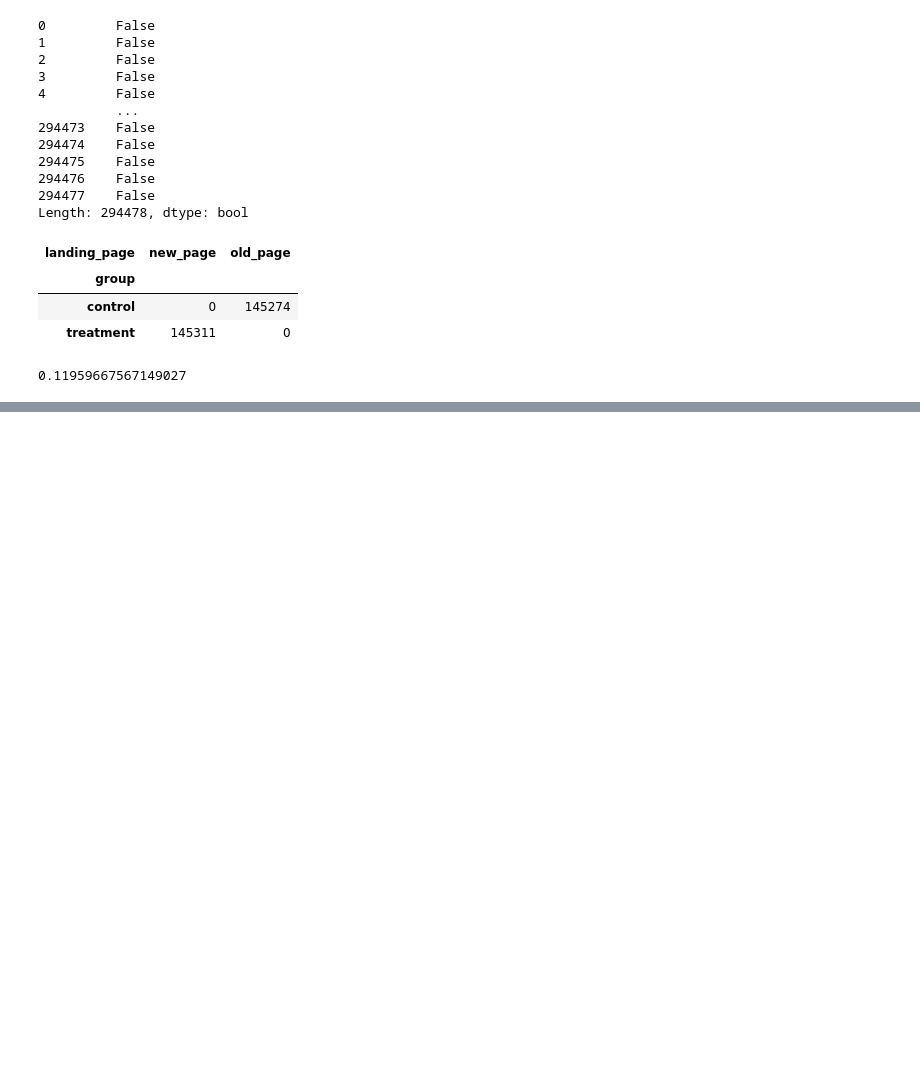
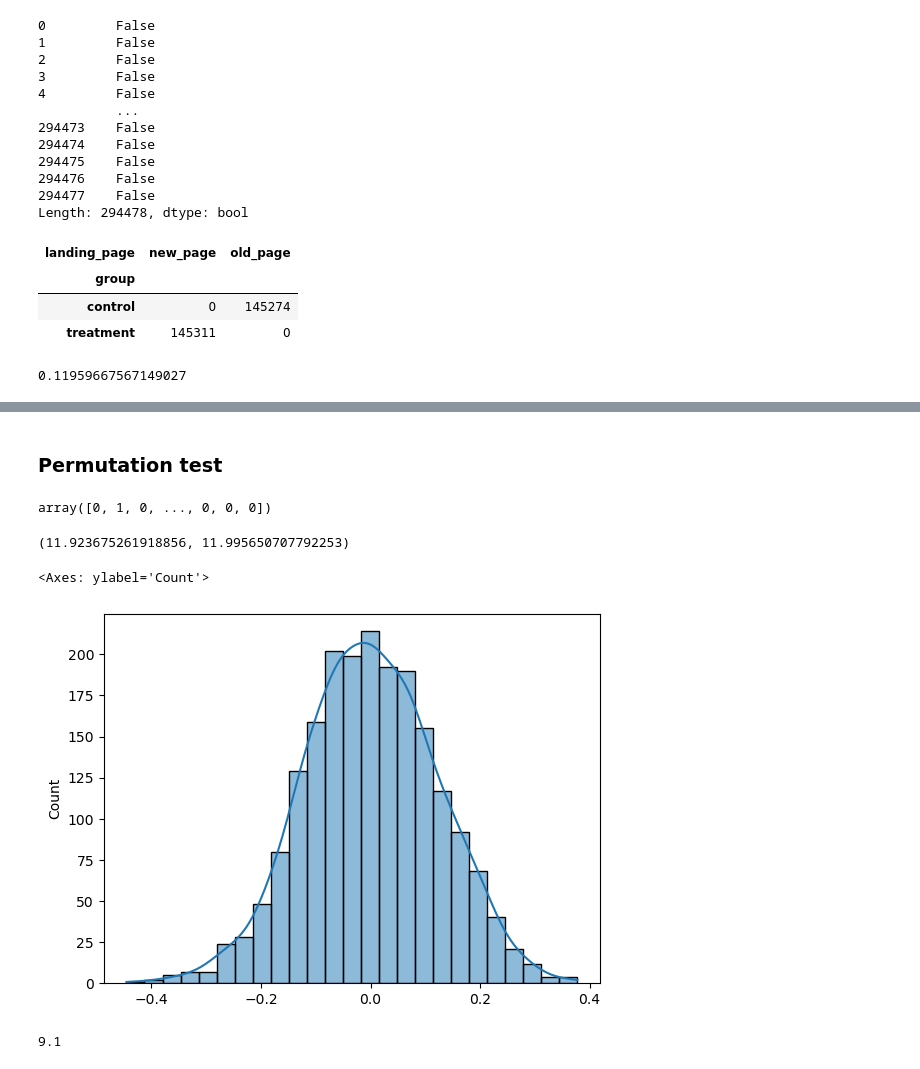
Before and after one commit to samienaseem/DataScience, a Jupyter notebook: Hypothesis_testing.ipynb, the cells around one changed output, grey strips where cells are left out. Cells and saved outputs as stored; diff of their text form; code cells hidden in the pictures; blank space fills up the shorter version.

Commit message:
hypothesis test

```diff
--- a/Hypothesis_testing.ipynb
+++ b/Hypothesis_testing.ipynb
@@ -79,9 +79,9 @@ df["converted"].mean()
 # %% [output]
 0.11959667567149027
 # %%
-pct_control=df[df["group"]=="control"]['converted'].mean()
+pct_control=df[df["group"]=="control"]['converted'].mean()*100
 # %%
-pct_treatment=df[df["group"]=="treatment"]['converted'].mean()
+pct_treatment=df[df["group"]=="treatment"]['converted'].mean()*100
 # %%
 pct_control, pct_treatment
 # %% [output]
@@ -94,0 +95,30 @@ observed_pct
+# %% [markdown]
+### Permutation test
+# %%
+np.random.permutation(df['converted'])
+# %% [output]
+array([0, 1, 0, ..., 0, 0, 0])
+# %%
+n_params=2000
+perm_pct_diffs=np.zeros(n_params)
+df_simulation=df.copy()
+# %%
+for i in range(n_params):
+    df_simulation['converted']=np.random.permutation(df['converted'])
+    pct_control=df_simulation[df_simulation['group']=='control']['converted'].mean()*100
+    pct_treatment=df_simulation[df_simulation['group']=='treatment']['converted'].mean()*100
+    perm_diff=pct_treatment-pct_control
+    perm_pct_diffs[i]=perm_diff
+# %%
+pct_control, pct_treatment
+# %% [output]
+(11.923675261918856, 11.995650707792253)
+# %%
+sns.histplot(perm_pct_diffs,bins=25,kde=True)
+# %% [output]
+<Axes: ylabel='Count'>
+[figure, added]
+# %%
+100*((perm_pct_diffs <= observed_pct).sum()/n_params)
+# %% [output]
+9.1
```
Also changed, not shown: parts of 2 cells of this notebook.
